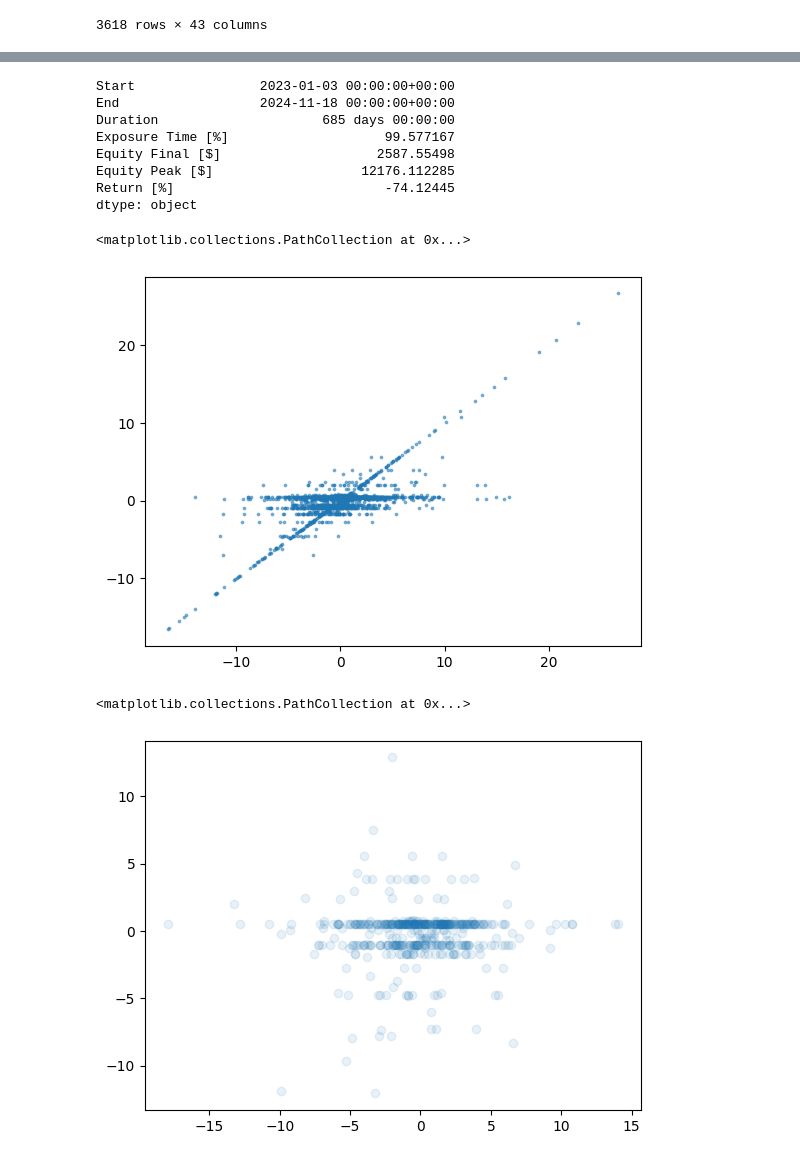
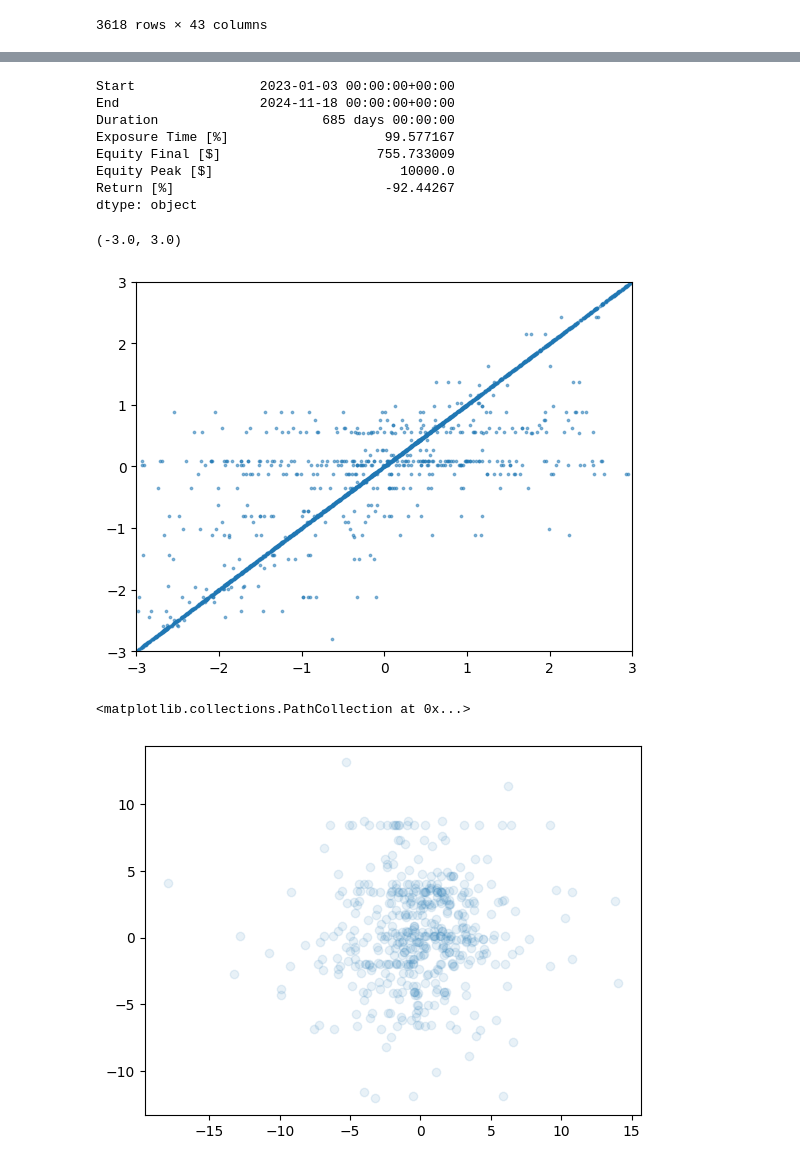
Before and after one commit to rniggebrugge/python-training, a Jupyter notebook: notebooks-course/experimental-2.ipynb, the cells around one changed output, grey strips where cells are left out. Cells and saved outputs as stored; diff of their text form; code cells hidden in the pictures.

```diff
--- a/notebooks-course/experimental-2.ipynb
+++ b/notebooks-course/experimental-2.ipynb
@@ -65,14 +65,14 @@ df
 | 2024-11-18 00:00:00+00:00 | 338.739990 | 338.739990 | 348.549988 | 330.010010 | 340.730011 | 126547500 | -2.098269 | 0.056186 | ... |
 3618 rows × 43 columns
 # %%
-dftrain = df.loc["2016-12-01":"2022-12-31",:].copy().drop(columns=["change_tomorrow","change_tomorrow_direction"])
+dftrain = df.loc["2006-12-01":"2022-12-31",:].copy().drop(columns=["change_tomorrow","change_tomorrow_direction"])
 dftest =  df.loc["2023-01-01":,:].copy().drop(columns=["change_tomorrow","change_tomorrow_direction"])
 # %%
-ttrain = df.loc["2016-12-01":"2022-12-31","change_tomorrow"].copy()
+ttrain = df.loc["2006-12-01":"2022-12-31","change_tomorrow"].copy()
 ttest  = df.loc["2023-01-01":,"change_tomorrow"].copy()
 # %%
 from sklearn.tree import DecisionTreeRegressor
 # %%
-model_dt = DecisionTreeRegressor(max_depth=20)
+model_dt = DecisionTreeRegressor(max_depth=50)
 model_dt.fit(X=dftrain, y=ttrain)
 # %% [output]
@@ -122,9 +122,9 @@ Start                2023-01-03 00:00:00+00:00
 End                  2024-11-18 00:00:00+00:00
 Duration                     685 days 00:00:00
 Exposure Time [%]                    99.577167
-Equity Final [$]                    2587.55498
-Equity Peak [$]                   12176.112285
-Return [%]                           -74.12445
+Equity Final [$]                    755.733009
+Equity Peak [$]                        10000.0
+Return [%]                           -92.44267
 dtype: object
 # %%
 ptrain = model_dt.predict(dftrain)
@@ -133,15 +133,15 @@ ptest = model_dt.predict(dftest)
 import matplotlib.pyplot as plt
 # %%
 plt.scatter(ttrain, ptrain, s=3, alpha=.5)
-#plt.xlim(-1,1)
-#plt.ylim(-3,3)
+plt.xlim(-3,3)
+plt.ylim(-3,3)
 # %% [output]
-<matplotlib.collections.PathCollection at 0x...>
+(-3.0, 3.0)
-[figure, old version]
+[figure, new version]
 # %%
 plt.scatter(ttest, ptest, alpha=0.1)
-#plt.xlim(-1,1)
-#plt.ylim(-3,3)
+# plt.xlim(-3,3)
+# plt.ylim(-3,3)
 # %% [output]
 <matplotlib.collections.PathCollection at 0x...>
-[figure, old version]
+[figure, new version]
```
Also changed, not shown: parts of 2 cells of this notebook.
